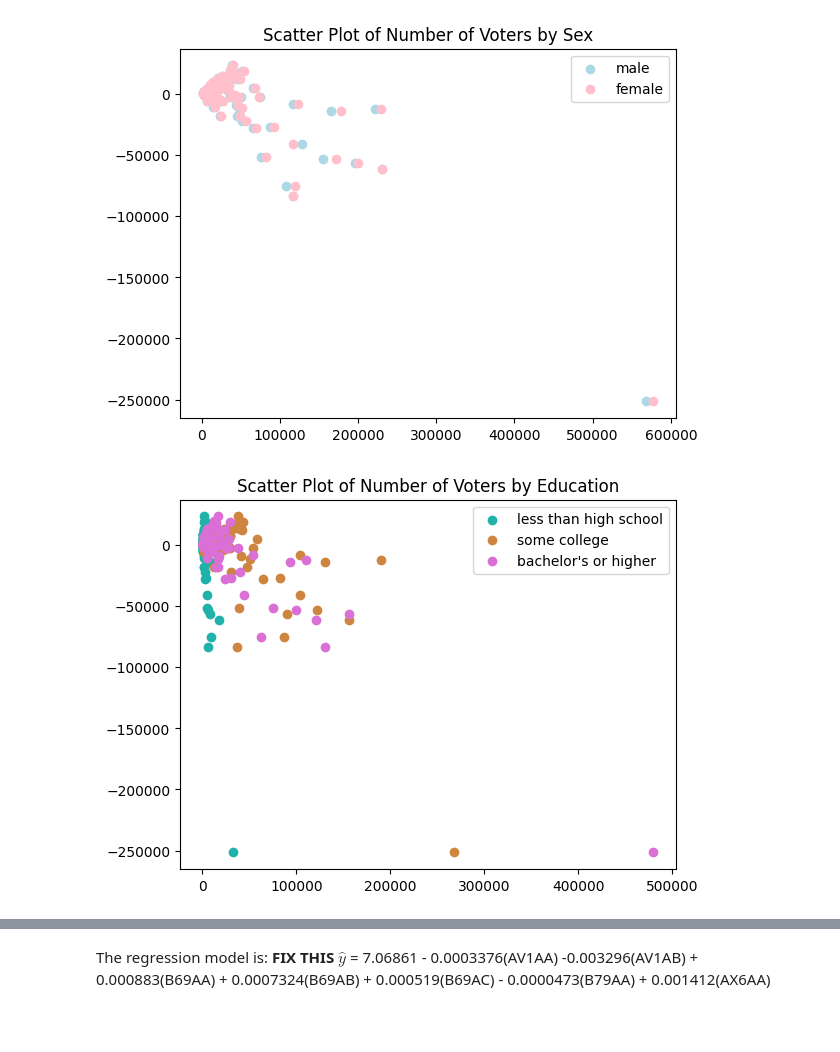
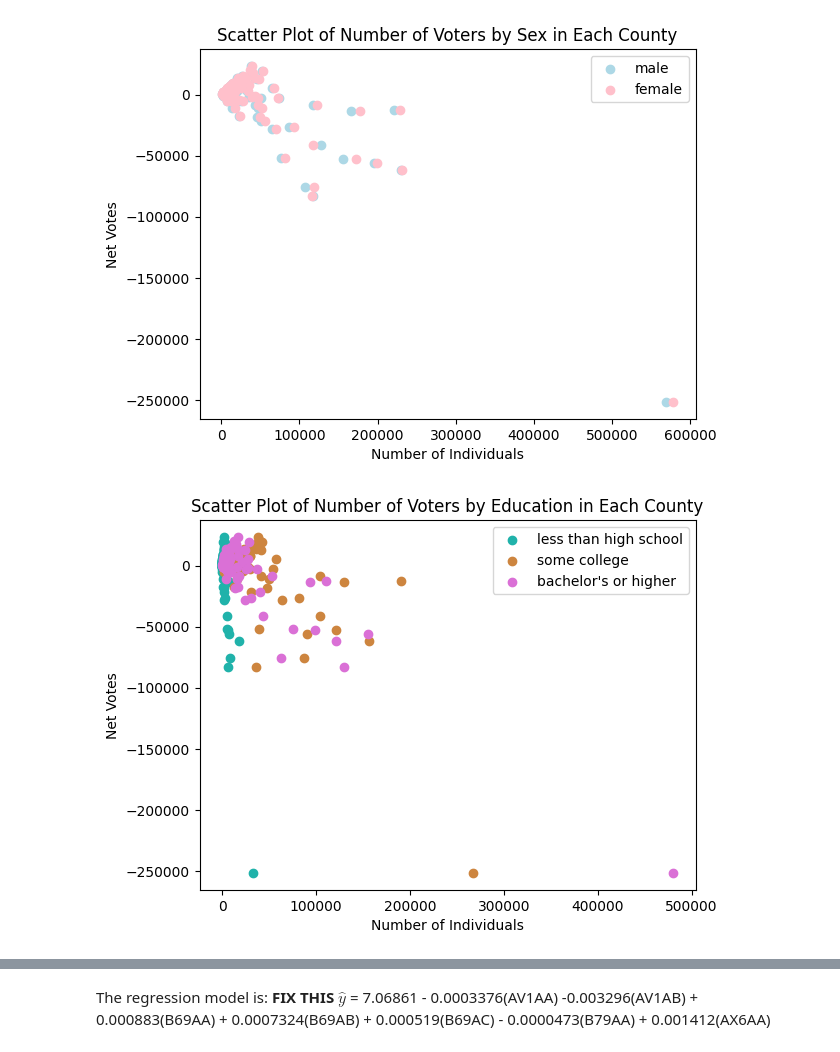
Before and after one commit to ashritakodali/project_voting, a Jupyter notebook: FINAL_project.ipynb, the cells around one changed output, grey strips where cells are left out. Saved outputs shown, nothing was run; the diff lists cells and outputs as text; code cells hidden in the pictures; blank space fills up the shorter version.

```diff
--- a/FINAL_project.ipynb
+++ b/FINAL_project.ipynb
@@ -83,30 +83,34 @@ X1 = df["AV1AA"]
 X2 = df["AV1AB"]
 plt.scatter(X1, Y, color='lightblue')
 plt.scatter(X2, Y, color='pink')
-plt.title('Scatter Plot of Number of Voters by Sex')
+plt.title('Scatter Plot of Number of Voters by Sex in Each County')
 plt.legend(["male", "female"],
            loc="upper right")
+plt.xlabel("Number of Individuals")
+plt.ylabel("Net Votes")
 plt.show()
 
 # it appears that women vote more in counties that were democratic
 # %% [output]
-[figure, old version]
+[figure, new version]
 # %%
 Y = df["total_votes"]
 X1 = df["B69AA"]
 X2 = df["B69AB"]
 X3 = df["B69AC"]
 plt.scatter(X1, Y, color= 'lightseagreen')
 plt.scatter(X2, Y, color= 'peru')
 plt.scatter(X3, Y, color = 'orchid')
 plt.legend(["less than high school", "some college", "bachelor's or higher"],
            loc="upper right")
-plt.title("Scatter Plot of Number of Voters by Education")
+plt.title("Scatter Plot of Number of Voters by Education in Each County")
+plt.xlabel("Number of Individuals")
+plt.ylabel("Net Votes")
 plt.show()
 
 # there are more voters who voted for democrats that had higher educations
 # %% [output]
-[figure, old version]
+[figure, new version]
 # %%
 Y = df["total_votes"]
 X1 = df["B79AA"]
```
Also changed, not shown: parts of 14 cells of this notebook.
